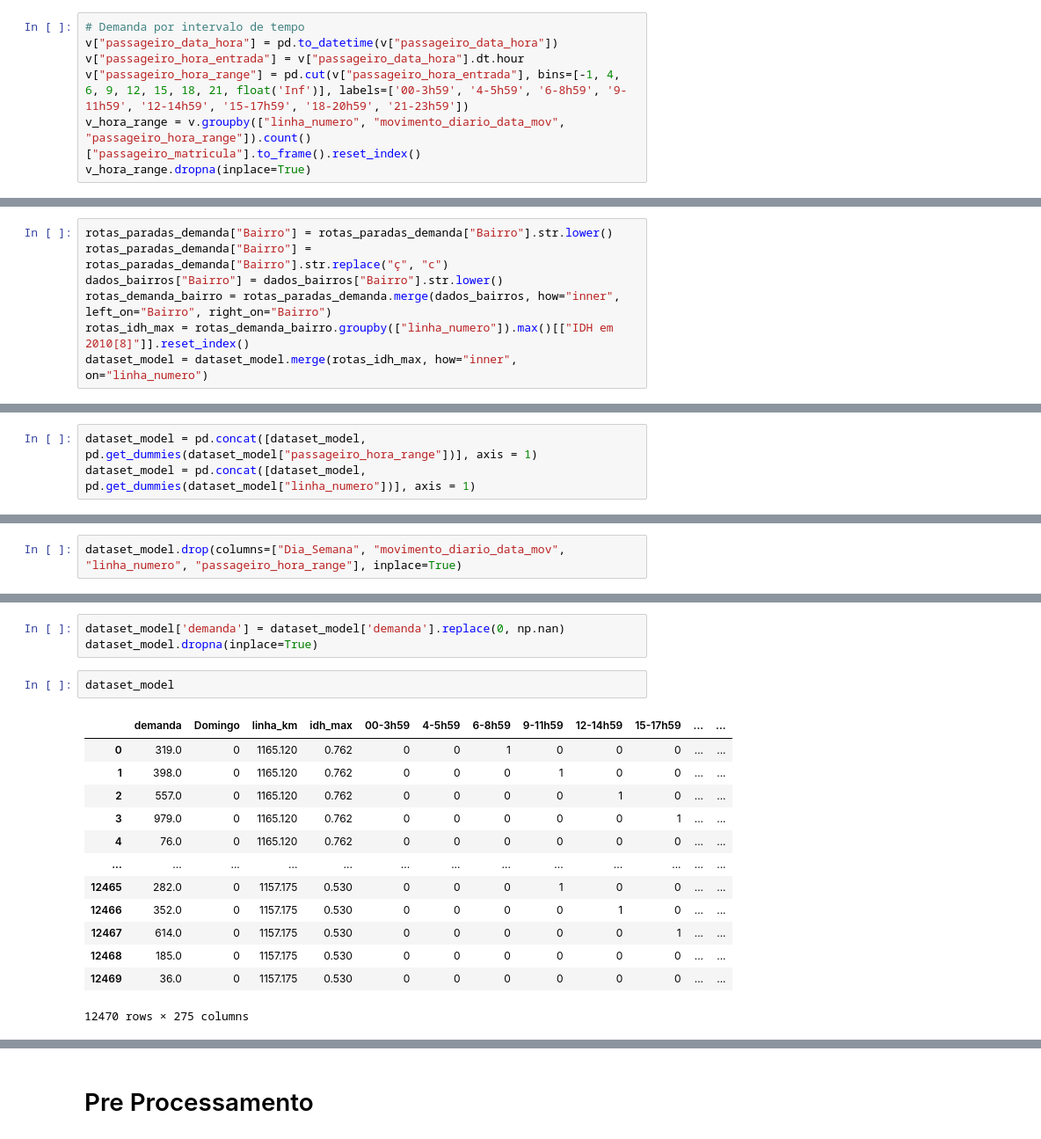
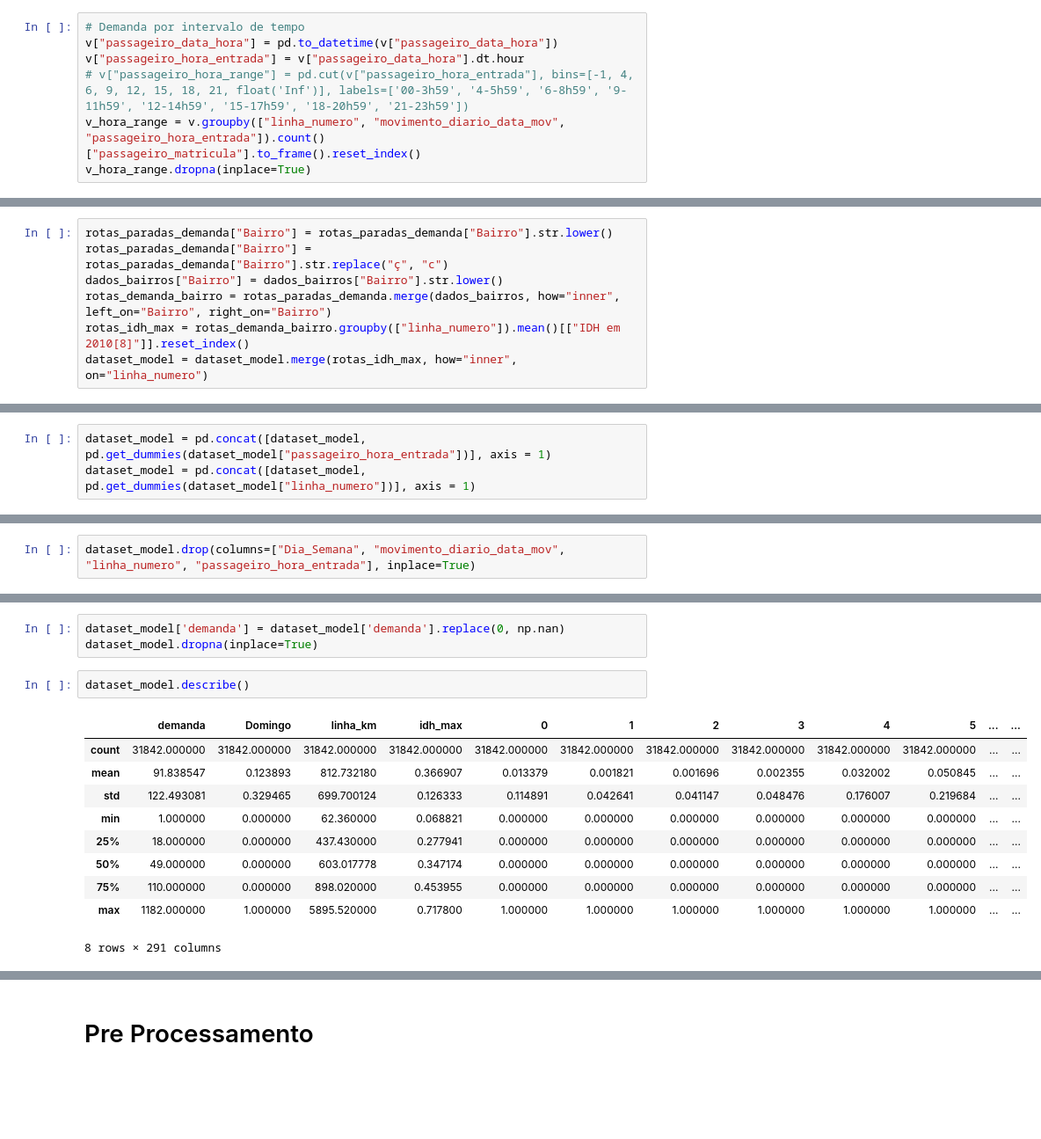
Before and after one commit to iuryrosal/analysis_transport_fortaleza, a Jupyter notebook: notebooks/Analise_exploratoria/modelagem.ipynb, the cells around one changed output, grey strips where cells are left out. Shown at 88% size. Cells and saved outputs as stored; diff of their text form; blank space fills up the shorter version.

Commit message:
✨ Ajustes da modelagem

```diff
--- a/notebooks/Analise_exploratoria/modelagem.ipynb
+++ b/notebooks/Analise_exploratoria/modelagem.ipynb
@@ -51,8 +51,8 @@ demanda_p_linha_dia
 # Demanda por intervalo de tempo
 v["passageiro_data_hora"] = pd.to_datetime(v["passageiro_data_hora"])
 v["passageiro_hora_entrada"] = v["passageiro_data_hora"].dt.hour
-v["passageiro_hora_range"] = pd.cut(v["passageiro_hora_entrada"], bins=[-1, 4, 6, 9, 12, 15, 18, 21, float('Inf')], labels=['00-3h59', '4-5h59', '6-8h59', '9-11h59', '12-14h59', '15-17h59', '18-20h59', '21-23h59'])
-v_hora_range = v.groupby(["linha_numero", "movimento_diario_data_mov", "passageiro_hora_range"]).count()["passageiro_matricula"].to_frame().reset_index()
+# v["passageiro_hora_range"] = pd.cut(v["passageiro_hora_entrada"], bins=[-1, 4, 6, 9, 12, 15, 18, 21, float('Inf')], labels=['00-3h59', '4-5h59', '6-8h59', '9-11h59', '12-14h59', '15-17h59', '18-20h59', '21-23h59'])
+v_hora_range = v.groupby(["linha_numero", "movimento_diario_data_mov", "passageiro_hora_entrada"]).count()["passageiro_matricula"].to_frame().reset_index()
 v_hora_range.dropna(inplace=True)
 # %%
 v_hora_range
@@ -150,17 +150,17 @@ rotas_paradas_demanda["Bairro"] = rotas_paradas_demanda["Bairro"].str.lower()
 rotas_paradas_demanda["Bairro"] = rotas_paradas_demanda["Bairro"].str.replace("ç", "c")
 dados_bairros["Bairro"] = dados_bairros["Bairro"].str.lower()
 rotas_demanda_bairro = rotas_paradas_demanda.merge(dados_bairros, how="inner", left_on="Bairro", right_on="Bairro")
-rotas_idh_max = rotas_demanda_bairro.groupby(["linha_numero"]).max()[["IDH em 2010[8]"]].reset_index()
+rotas_idh_max = rotas_demanda_bairro.groupby(["linha_numero"]).mean()[["IDH em 2010[8]"]].reset_index()
 dataset_model = dataset_model.merge(rotas_idh_max, how="inner", on="linha_numero")
 # %% [markdown]
 Convertendo Hora Range e Linha Numero para Variavel Numérica
 # %%
-dataset_model = pd.concat([dataset_model, pd.get_dummies(dataset_model["passageiro_hora_range"])], axis = 1)
+dataset_model = pd.concat([dataset_model, pd.get_dummies(dataset_model["passageiro_hora_entrada"])], axis = 1)
 dataset_model = pd.concat([dataset_model, pd.get_dummies(dataset_model["linha_numero"])], axis = 1)
 # %% [markdown]
 Limpeza de colunas
 # %%
-dataset_model.drop(columns=["Dia_Semana", "movimento_diario_data_mov", "linha_numero", "passageiro_hora_range"], inplace=True)
+dataset_model.drop(columns=["Dia_Semana", "movimento_diario_data_mov", "linha_numero", "passageiro_hora_entrada"], inplace=True)
 # %% [markdown]
 Renomeando colunas para facilitar tratativa
 # %%
@@ -174,18 +174,15 @@ Removendo valores nulos
 dataset_model['demanda'] = dataset_model['demanda'].replace(0, np.nan)
 dataset_model.dropna(inplace=True)
 # %%
-dataset_model
+dataset_model.describe()
 # %% [output]
-|  | demanda | Domingo | linha_km | idh_max | 00-3h59 | 4-5h59 | 6-8h59 | 9-11h59 | 12-14h59 | 15-17h59 | ... | ... |
-| 0 | 319.0 | 0 | 1165.120 | 0.762 | 0 | 0 | 1 | 0 | 0 | 0 | ... | ... |
-| 1 | 398.0 | 0 | 1165.120 | 0.762 | 0 | 0 | 0 | 1 | 0 | 0 | ... | ... |
-| 2 | 557.0 | 0 | 1165.120 | 0.762 | 0 | 0 | 0 | 0 | 1 | 0 | ... | ... |
-| 3 | 979.0 | 0 | 1165.120 | 0.762 | 0 | 0 | 0 | 0 | 0 | 1 | ... | ... |
-| 4 | 76.0 | 0 | 1165.120 | 0.762 | 0 | 0 | 0 | 0 | 0 | 0 | ... | ... |
-| ... | ... | ... | ... | ... | ... | ... | ... | ... | ... | ... | ... | ... |
-| 12465 | 282.0 | 0 | 1157.175 | 0.530 | 0 | 0 | 0 | 1 | 0 | 0 | ... | ... |
-| 12466 | 352.0 | 0 | 1157.175 | 0.530 | 0 | 0 | 0 | 0 | 1 | 0 | ... | ... |
-| 12467 | 614.0 | 0 | 1157.175 | 0.530 | 0 | 0 | 0 | 0 | 0 | 1 | ... | ... |
-| 12468 | 185.0 | 0 | 1157.175 | 0.530 | 0 | 0 | 0 | 0 | 0 | 0 | ... | ... |
-| 12469 | 36.0 | 0 | 1157.175 | 0.530 | 0 | 0 | 0 | 0 | 0 | 0 | ... | ... |
+|  | demanda | Domingo | linha_km | idh_max | 0 | 1 | 2 | 3 | 4 | 5 | ... | ... |
+| count | 31842.000000 | 31842.000000 | 31842.000000 | 31842.000000 | 31842.000000 | 31842.000000 | 31842.000000 | 31842.000000 | 31842.000000 | 31842.000000 | ... | ... |
+| mean | 91.838547 | 0.123893 | 812.732180 | 0.366907 | 0.013379 | 0.001821 | 0.001696 | 0.002355 | 0.032002 | 0.050845 | ... | ... |
+| std | 122.493081 | 0.329465 | 699.700124 | 0.126333 | 0.114891 | 0.042641 | 0.041147 | 0.048476 | 0.176007 | 0.219684 | ... | ... |
+| min | 1.000000 | 0.000000 | 62.360000 | 0.068821 | 0.000000 | 0.000000 | 0.000000 | 0.000000 | 0.000000 | 0.000000 | ... | ... |
+| 25% | 18.000000 | 0.000000 | 437.430000 | 0.277941 | 0.000000 | 0.000000 | 0.000000 | 0.000000 | 0.000000 | 0.000000 | ... | ... |
+| 50% | 49.000000 | 0.000000 | 603.017778 | 0.347174 | 0.000000 | 0.000000 | 0.000000 | 0.000000 | 0.000000 | 0.000000 | ... | ... |
+| 75% | 110.000000 | 0.000000 | 898.020000 | 0.453955 | 0.000000 | 0.000000 | 0.000000 | 0.000000 | 0.000000 | 0.000000 | ... | ... |
+| max | 1182.000000 | 1.000000 | 5895.520000 | 0.717800 | 1.000000 | 1.000000 | 1.000000 | 1.000000 | 1.000000 | 1.000000 | ... | ... |
-12470 rows × 275 columns
+8 rows × 291 columns
```
Also changed, not shown: parts of 17 cells of this notebook.
